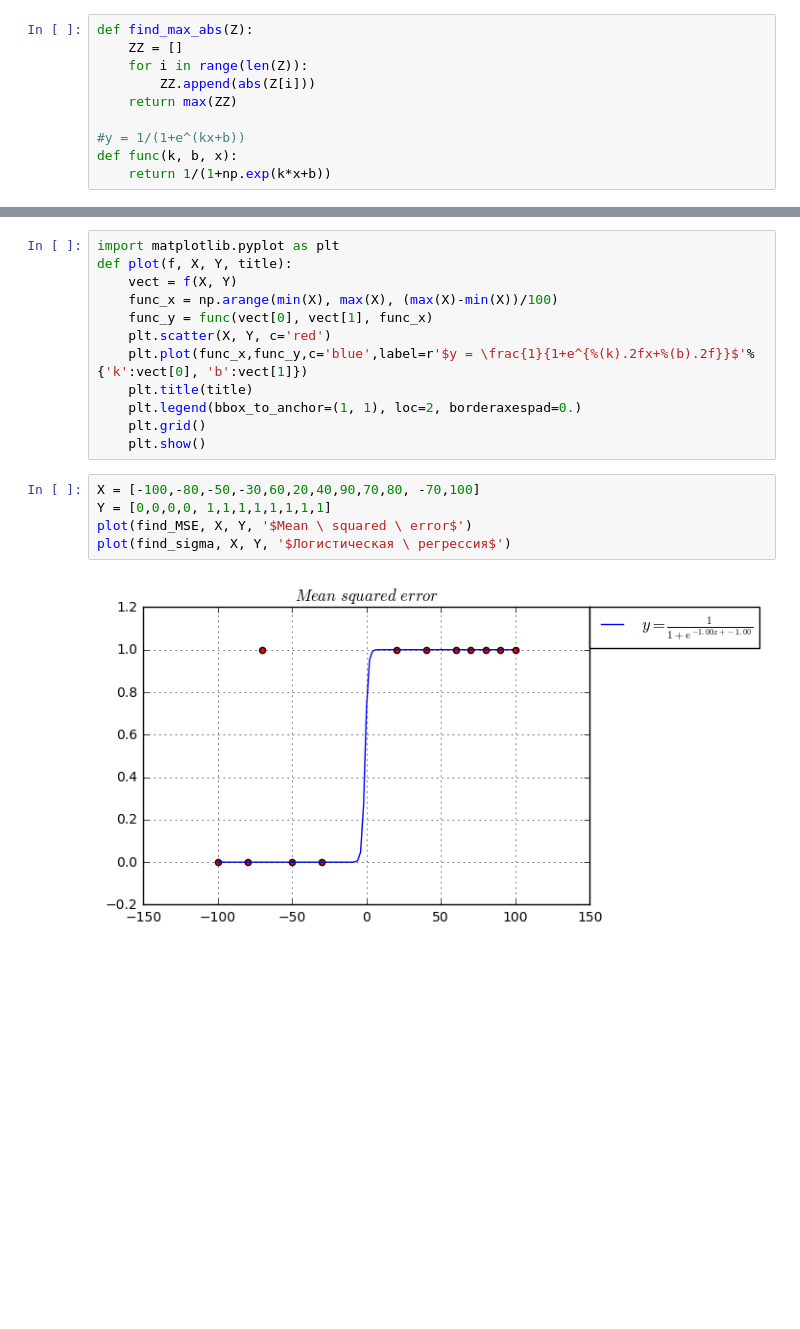
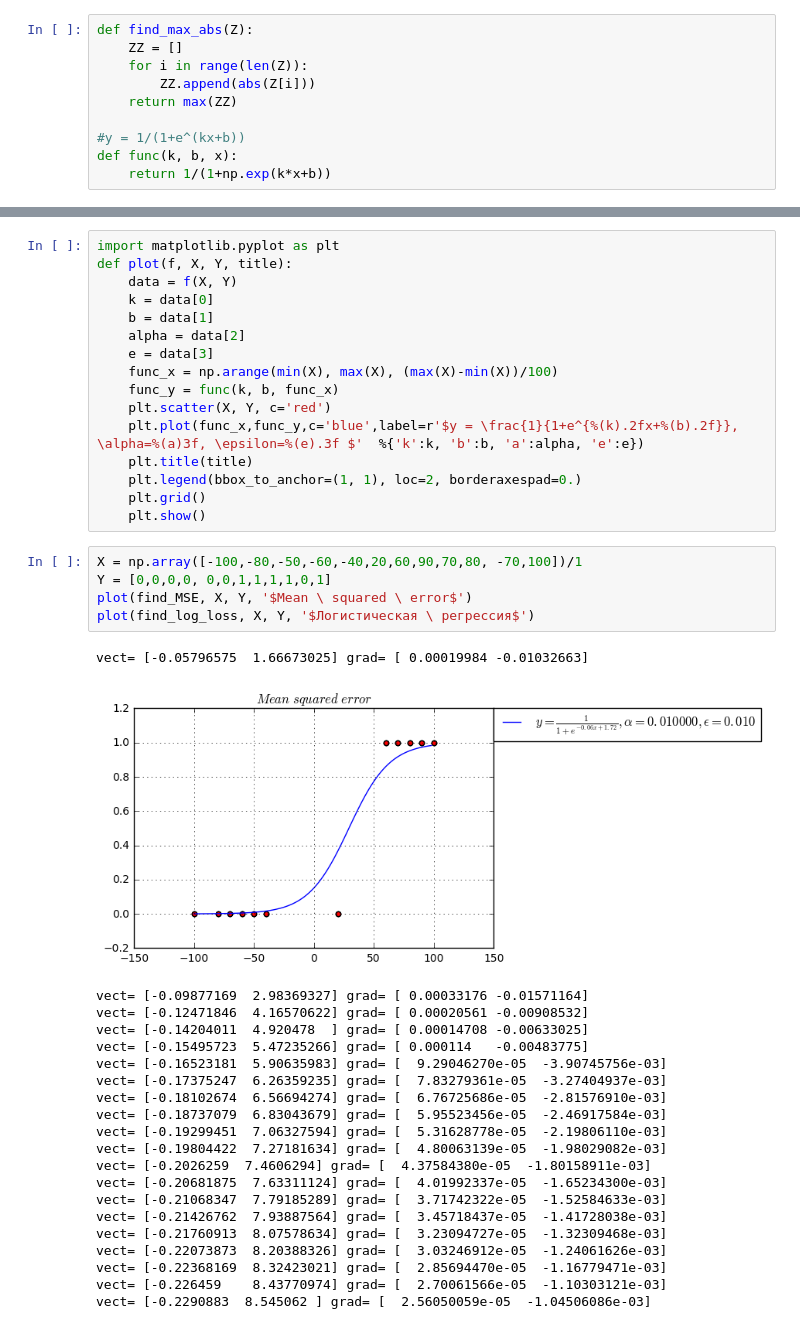
Before and after one commit to NV111/images, a Jupyter notebook: 03_e_MSE.ipynb, the cells around one changed output, grey strips where cells are left out. Cells and saved outputs as stored; diff of their text form; blank space fills up the shorter version.

```diff
--- a/03_e_MSE.ipynb
+++ b/03_e_MSE.ipynb
@@ -84,19 +93,43 @@ def find_sigma(x, y):
 # %%
 import matplotlib.pyplot as plt
 def plot(f, X, Y, title):
-    vect = f(X, Y)
+    data = f(X, Y)
+    k = data[0]
+    b = data[1]
+    alpha = data[2]
+    e = data[3]
     func_x = np.arange(min(X), max(X), (max(X)-min(X))/100)
-    func_y = func(vect[0], vect[1], func_x)
+    func_y = func(k, b, func_x)
     plt.scatter(X, Y, c='red')
-    plt.plot(func_x,func_y,c='blue',label=r'$y = \frac{1}{1+e^{%(k).2fx+%(b).2f}}$'%{'k':vect[0], 'b':vect[1]})
+    plt.plot(func_x,func_y,c='blue',label=r'$y = \frac{1}{1+e^{%(k).2fx+%(b).2f}}, \alpha=%(a)3f, \epsilon=%(e).3f $'  %{'k':k, 'b':b, 'a':alpha, 'e':e})
     plt.title(title)
     plt.legend(bbox_to_anchor=(1, 1), loc=2, borderaxespad=0.)
     plt.grid()
     plt.show()
 # %%
-X = [-100,-80,-50,-30,60,20,40,90,70,80, -70,100]
-Y = [0,0,0,0, 1,1,1,1,1,1,1,1]
+X = np.array([-100,-80,-50,-60,-40,20,60,90,70,80, -70,100])/1
+Y = [0,0,0,0, 0,0,1,1,1,1,0,1]
 plot(find_MSE, X, Y, '$Mean \ squared \ error$')
-plot(find_sigma, X, Y, '$Логистическая \ регрессия$')
+plot(find_log_loss, X, Y, '$Логистическая \ регрессия$')
 # %% [output]
+vect= [-0.05796575  1.66673025] grad= [ 0.00019984 -0.01032663]
-[figure, old version]
+[figure, new version]
+vect= [-0.09877169  2.98369327] grad= [ 0.00033176 -0.01571164]
+vect= [-0.12471846  4.16570622] grad= [ 0.00020561 -0.00908532]
+vect= [-0.14204011  4.920478  ] grad= [ 0.00014708 -0.00633025]
+vect= [-0.15495723  5.47235266] grad= [ 0.000114   -0.00483775]
+vect= [-0.16523181  5.90635983] grad= [  9.29046270e-05  -3.90745756e-03]
+vect= [-0.17375247  6.26359235] grad= [  7.83279361e-05  -3.27404937e-03]
+vect= [-0.18102674  6.56694274] grad= [  6.76725686e-05  -2.81576910e-03]
+vect= [-0.18737079  6.83043679] grad= [  5.95523456e-05  -2.46917584e-03]
+vect= [-0.19299451  7.06327594] grad= [  5.31628778e-05  -2.19806110e-03]
+vect= [-0.19804422  7.27181634] grad= [  4.80063139e-05  -1.98029082e-03]
+vect= [-0.2026259  7.4606294] grad= [  4.37584380e-05  -1.80158911e-03]
+vect= [-0.20681875  7.63311124] grad= [  4.01992337e-05  -1.65234300e-03]
+vect= [-0.21068347  7.79185289] grad= [  3.71742322e-05  -1.52584633e-03]
+vect= [-0.21426762  7.93887564] grad= [  3.45718437e-05  -1.41728038e-03]
+vect= [-0.21760913  8.07578634] grad= [  3.23094727e-05  -1.32309468e-03]
+vect= [-0.22073873  8.20388326] grad= [  3.03246912e-05  -1.24061626e-03]
+vect= [-0.22368169  8.32423021] grad= [  2.85694470e-05  -1.16779471e-03]
+vect= [-0.226459    8.43770974] grad= [  2.70061566e-05  -1.10303121e-03]
+vect= [-0.2290883  8.545062 ] grad= [  2.56050059e-05  -1.04506086e-03]
```
Also changed, not shown: parts of 5 cells of this notebook.
